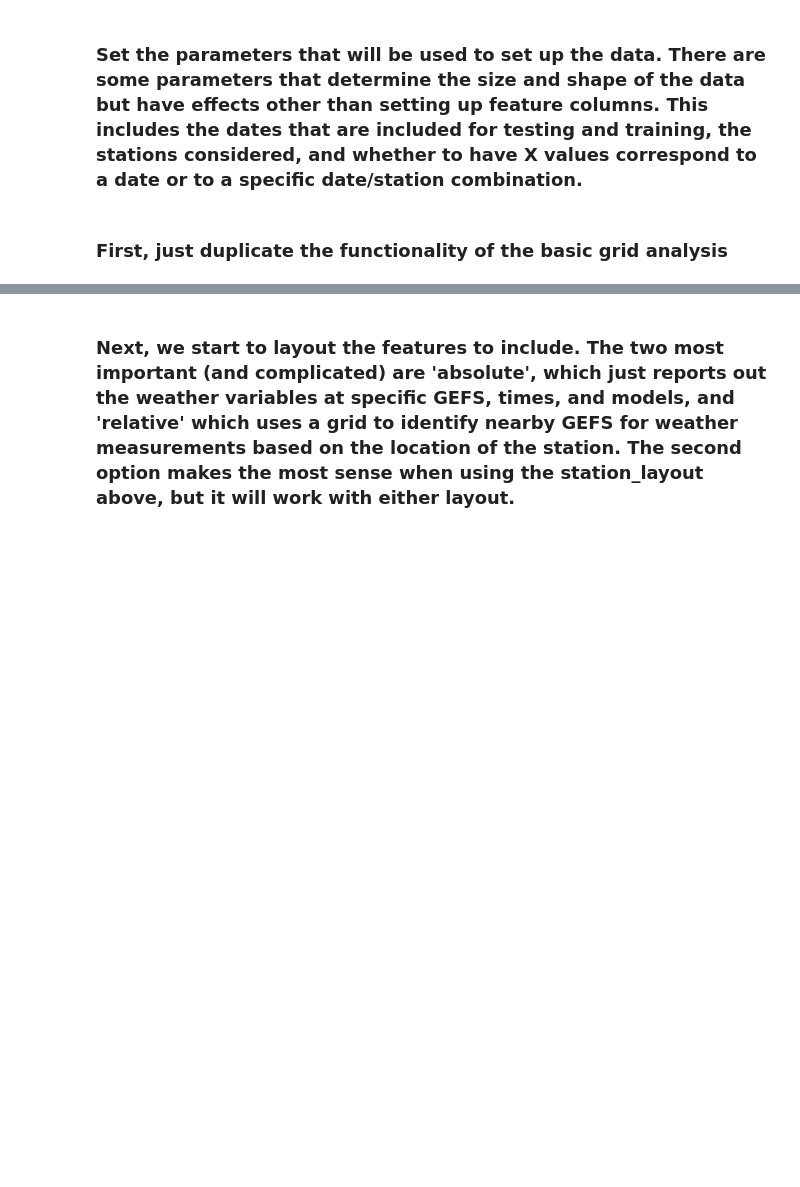
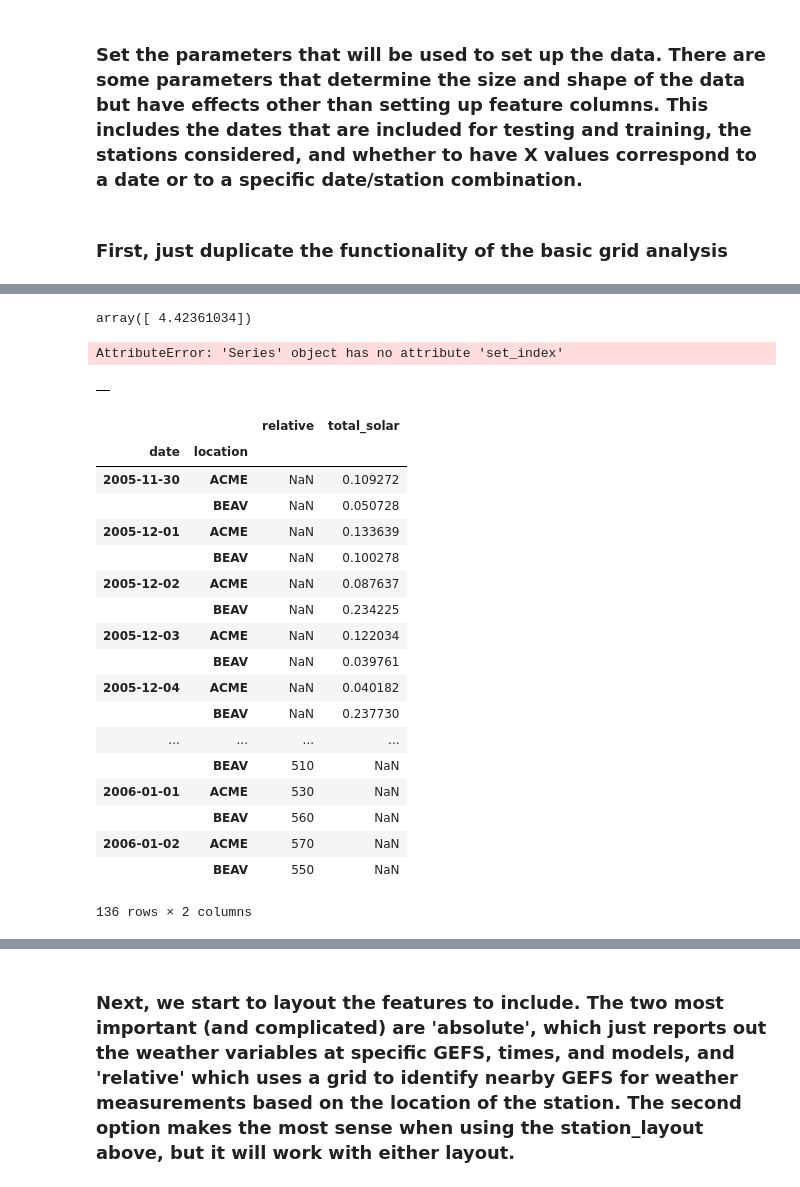
Before and after one commit to joelmpiper/solar_energy_prediction, a Jupyter notebook: notebooks/Full_Walkthrough.ipynb, the cells around one changed output, grey strips where cells are left out. Drawn from its saved outputs; the diff is of its cells as text; code cells hidden in the pictures; blank space fills up the shorter version.

Commit message:
Updated indexing

```diff
--- a/notebooks/Full_Walkthrough.ipynb
+++ b/notebooks/Full_Walkthrough.ipynb
@@ -65,0 +175,39 @@ just_grid = [default_grid]
+# %%
+max(errors.values)
+# %% [output]
+array([ 4.42361034])
+# %%
+unstacked = input_data[0].stack('time').stack('model').stack('variable').stack('lat_longs').reset_index('model').reset_index('time').reset_index('variable').reset_index('lat_longs')
+# %%
+dswrf = unstacked[(unstacked['lat_longs'] == 'NE') & (unstacked['variable'] == 'dswrf_sfc') & (unstacked['time'] == 21)
+         & (unstacked['model'] == 0)]['relative']
+# %%
+pd.DataFrame(dswrf).reset_index('station').rename(columns={'station':'location'}).unstack('location').set_index('location')
+# %% [output]
+AttributeError: 'Series' object has no attribute 'set_index'
+# %%
+dswrf
+# %% [output]
+|  |
+# %%
+pd.concat((errors,dswrf))
+# %% [output]
+|  |  | relative | total_solar |
+| date | location |  |  |
+| 2005-11-30 | ACME | NaN | 0.109272 |
+|  | BEAV | NaN | 0.050728 |
+| 2005-12-01 | ACME | NaN | 0.133639 |
+|  | BEAV | NaN | 0.100278 |
+| 2005-12-02 | ACME | NaN | 0.087637 |
+|  | BEAV | NaN | 0.234225 |
+| 2005-12-03 | ACME | NaN | 0.122034 |
+|  | BEAV | NaN | 0.039761 |
+| 2005-12-04 | ACME | NaN | 0.040182 |
+|  | BEAV | NaN | 0.237730 |
+| ... | ... | ... | ... |
+|  | BEAV | 510 | NaN |
+| 2006-01-01 | ACME | 530 | NaN |
+|  | BEAV | 560 | NaN |
+| 2006-01-02 | ACME | 570 | NaN |
+|  | BEAV | 550 | NaN |
+136 rows × 2 columns
```
Also changed, not shown: parts of 22 cells of this notebook, 2 other files.
